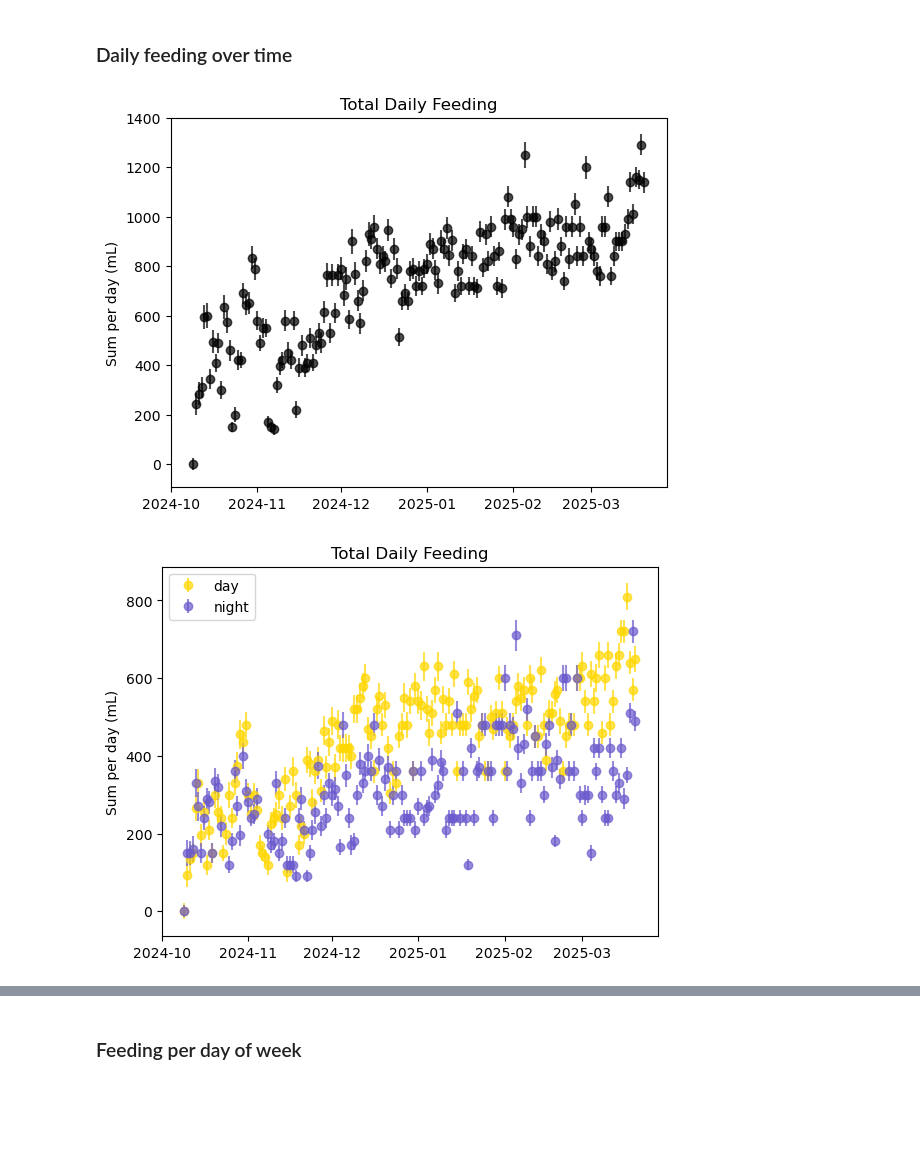
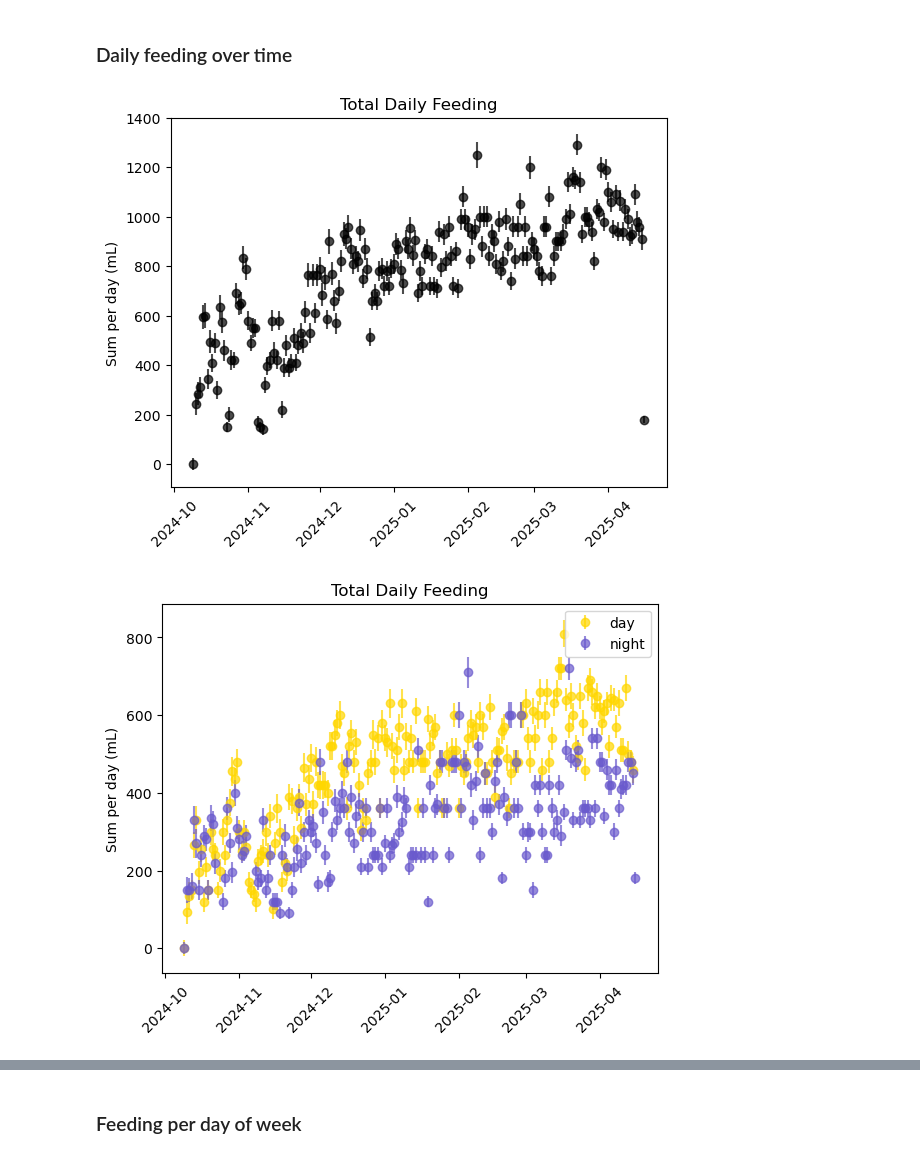
Before and after one commit to deividribeiro/baby_growth_tracking, a Jupyter notebook: mybaby.ipynb, the cells around one changed output, grey strips where cells are left out. Saved outputs shown, nothing was run; the diff lists cells and outputs as text; code cells hidden in the pictures; blank space fills up the shorter version.

Commit message:
new data and bottle-sleep heatmap.

```diff
--- a/mybaby.ipynb
+++ b/mybaby.ipynb
@@ -612,21 +612,22 @@ def make_year_heatmap(dates):
 ### Daily feeding over time
 # %%
 # Group and sum by day
-df = categorize_day_night_start_only(get_type_data(full_df,'bottle'), 'enteredDate')
+filtered_df = filter_date_range(full_df, 'enteredDate', '2024-10-04', '2025-04-28')
+df = categorize_day_night_start_only(get_type_data(filtered_df,'bottle'), 'enteredDate')
 daily_totals = group_and_sum_by_day(df, 'enteredDate', ['bottleAmount'], err=bottle_err)
 
 # Add day of week
 daily_totals_with_day = add_day_of_week(daily_totals, 'enteredDate')
 plt.errorbar(daily_totals.loc[:,'enteredDate'],
              daily_totals.loc[:,'bottleAmount_sum'],
              yerr=daily_totals.loc[:,'bottleAmount_err'],
              **get_plot_kwargs('all') )
-
+plt.xticks(rotation=45)
 plt.title("Total Daily Feeding")
 plt.ylabel("Sum per day (mL)")
 plt.savefig("figures/total_daily_feeding.png")
 # %% [output]
-[figure, old version]
+[figure, new version]
 # %%
 # Group and sum by day
 df = categorize_day_night_start_only(get_type_data(full_df,'bottle'), 'enteredDate')
@@ -649,9 +650,10 @@ for period in ['day','night']:
                  yerr=daily_totals['bottleAmount_err'],
                  **get_plot_kwargs(period))
 plt.legend()
+plt.xticks(rotation=45)
 plt.title("Total Daily Feeding")
 plt.ylabel("Sum per day (mL)")
 plt.savefig("figures/total_daily_feeding_day_night.png")
 # %% [output]
-[figure, old version]
+[figure, new version]
 # %%
```
Also changed, not shown: parts of 25 cells of this notebook, 20 other files.
